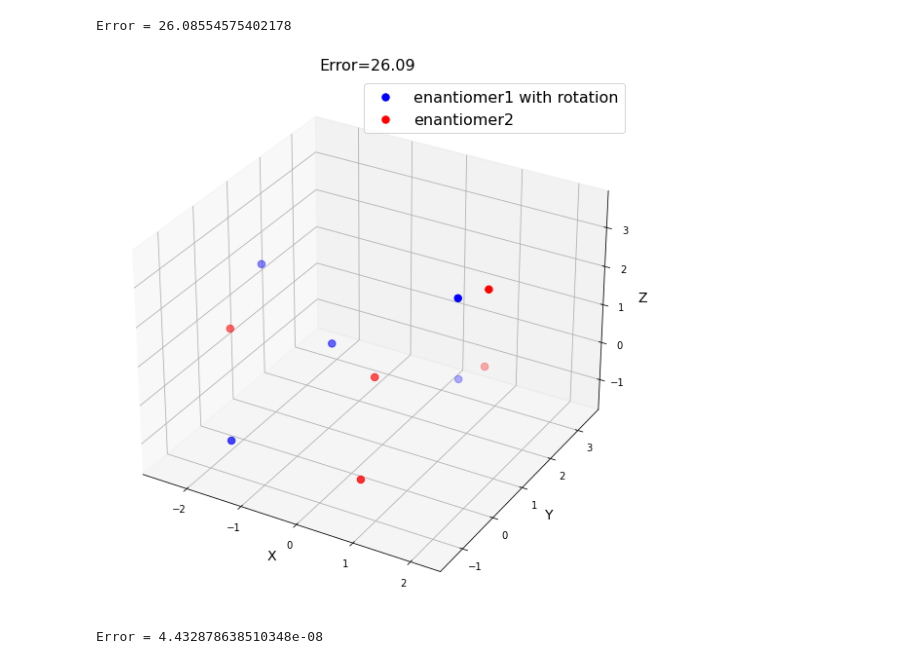
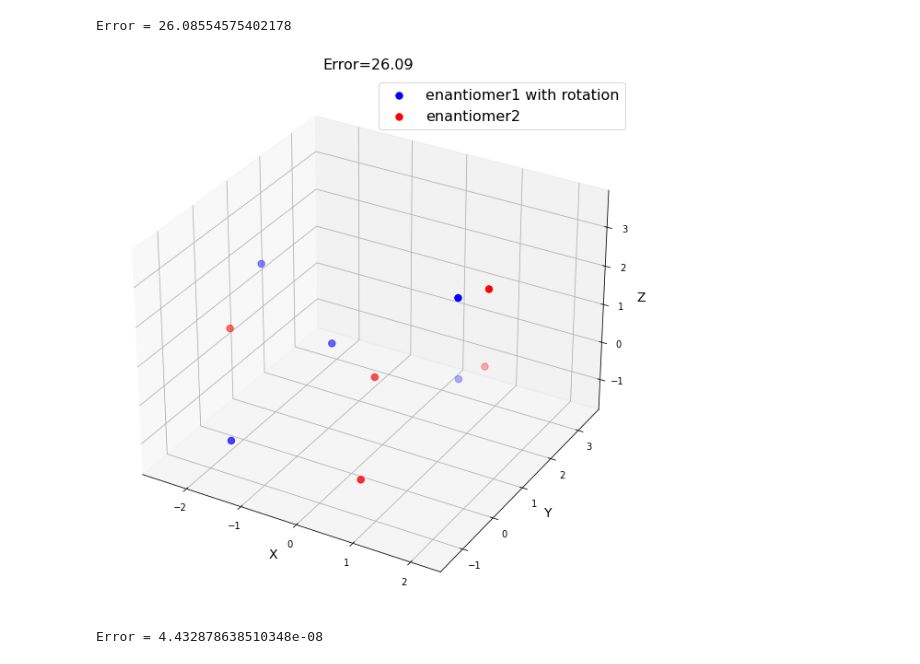
Before and after one commit to theochem/procrustes, a Jupyter notebook: docs/notebooks/Chirality_Check.ipynb, the cells around one changed output. Saved outputs shown, nothing was run; the diff lists cells and outputs as text; code cells hidden in the pictures.

Commit message:
Refactor the plotting block as a function

```diff
--- a/docs/notebooks/Chirality_Check.ipynb
+++ b/docs/notebooks/Chirality_Check.ipynb
@@ -30,27 +28,3 @@ result_rot = rotational(a, b, translate=True, scale=False)
 print("Error =", result_rot.error)
 # %% [output]
 Error = 26.08554575402178
-# %%
-# plot coordinates with only rotation
-import matplotlib.pyplot as plt
-from mpl_toolkits.mplot3d import Axes3D
-
-a_rot = np.dot(a, result_rot.t)
-
-fig = plt.figure(figsize=(12, 10))
-ax = fig.add_subplot(111, projection="3d")
-
-ax.scatter(a_rot[:,0], a_rot[:,1], a_rot[:,2], zdir="z",
-           s=55, c="b", label="enantiomer1 with rotation")
-ax.scatter(b[:,0], b[:,1], b[:,2], zdir="z", s=55,
-           c="r", label="enantiomer2")
-
-ax.set_xlabel("X", fontsize=14)
-ax.set_ylabel("Y", fontsize=14)
-ax.set_zlabel("Z", fontsize=14)
-
-ax.set_title("Error={:0.2f}".format(result_rot.error), fontsize=16)
-ax.legend(fontsize=16)
-plt.show()
-# %% [output]
-[figure, removed]
@@ -57,3 +90,19 @@ plt.show()
+# %%
+# rotated coordinates
+a_rot = np.dot(a, result_rot.t)
+
+# plot coordinates with only rotation
+plot_atom_coordinates(a_rot, b,
+                      figsize=(10, 8),
+                      fontsize_label=14,
+                      fontsize_title=16,
+                      fontsize_legend=16,
+                      label1="enantiomer1 with rotation",
+                      label2="enantiomer2",
+                      title="Error={:0.2f}".format(result_rot.error),
+                      figfile=None)
+# %% [output]
+[figure, added]
 # %%
 # orthogonal Procrustes on a & b coordinates
 result_ortho = orthogonal(a, b, translate=True, scale=False)
```
Also changed, not shown: parts of 8 cells of this notebook.
